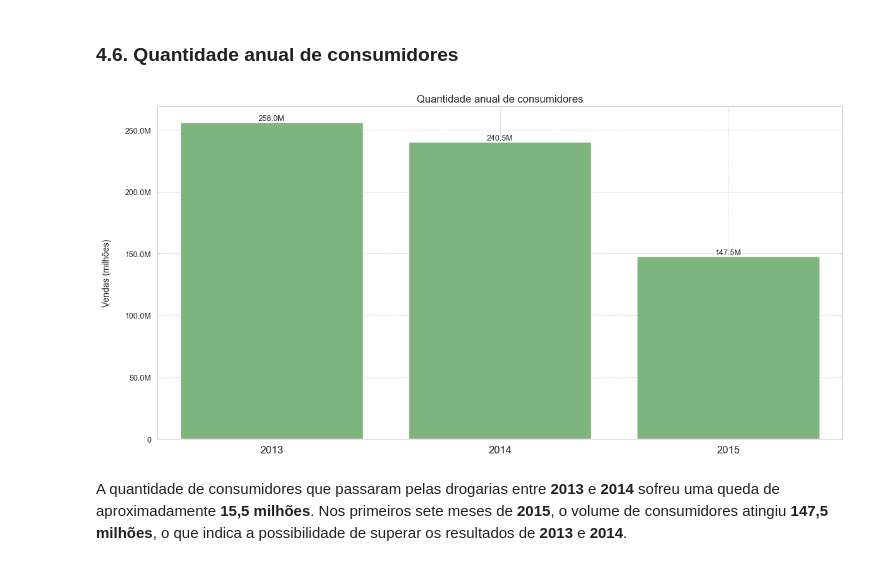
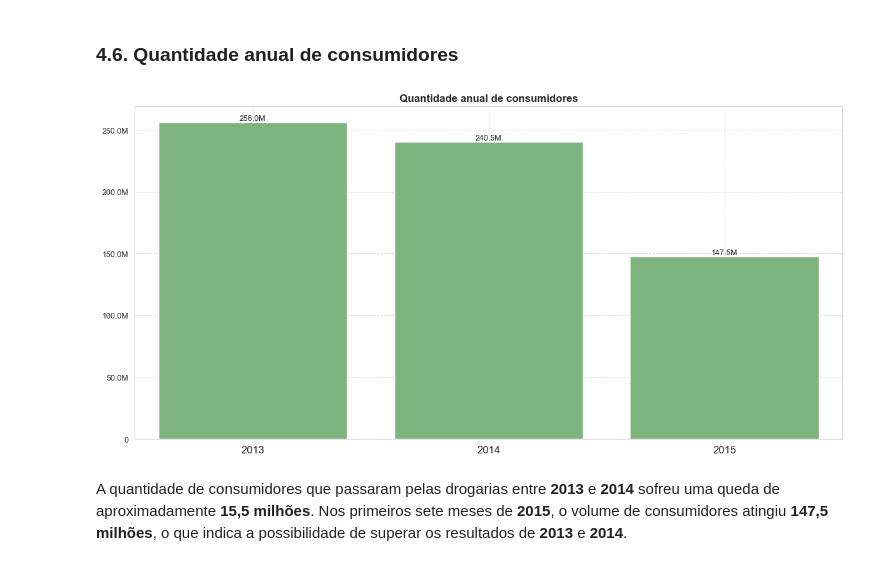
Before and after one commit to emso-exe/Previsao_de_demandas_de_drogarias, a Jupyter notebook: 000_analise_exploratoria.ipynb, the cells around one changed output. Cells and saved outputs as stored; diff of their text form; code cells hidden in the pictures.

```diff
--- a/000_analise_exploratoria.ipynb
+++ b/000_analise_exploratoria.ipynb
@@ -387,8 +387,8 @@ ax.set_xticklabels(ax.get_xticklabels(), ha='center', fontsize=12)
 ax.tick_params(axis='y', labelsize=9)
 
 # Formatação do título
-ax.set_title('Quantidade de vendas anuais por modelo de loja', loc='center', fontsize=12)
-ax.set(xlabel='', ylabel='Vendas (milhões)\n')
+ax.set_title('Quantidade de vendas anuais por modelo de loja', loc='center', fontsize=12, fontweight='bold')
+ax.set(xlabel='', ylabel='')
 
 # Adicionar rótulos (valores) nas barras, com a orientação especificada
 for container in ax.containers:
@@ -424,8 +424,8 @@ ax.set_xticklabels(ax.get_xticklabels(), ha='center', fontsize=12)
 ax.tick_params(axis='y', labelsize=9)
 
 # Formatação do título
-ax.set_title('Quantidade de vendas anuais por nível de sortimento', loc='center', fontsize=12)
-ax.set(xlabel='', ylabel='Vendas (milhões)\n')
+ax.set_title('Quantidade de vendas anuais por nível de sortimento', loc='center', fontsize=12, fontweight='bold')
+ax.set(xlabel='', ylabel='')
 
 # Adicionar rótulos (valores) nas barras, com a orientação especificada
 for container in ax.containers:
@@ -448,33 +448,33 @@ df_05 = df.groupby(['Year'])['Customers'].sum().reset_index()
 # %%
 # Criar o gráfico
 plt.figure(figsize=(12, 6))
 
 # Plotar o gráfico no eixo fornecido
 ax = sns.barplot(data=df_05, x='Year', y='Customers', color='#78bd76')
 
 # Formatar os números do eixo Y para milhões ou milhares
 ax.yaxis.set_major_formatter(mticker.FuncFormatter(formatar_valores_))
 
 # Formatar os rótulos do eixo X
 ax.set_xticklabels(ax.get_xticklabels(), ha='center', fontsize=12)
 # Formatar os rótulos do eixo Y
 ax.tick_params(axis='y', labelsize=9)
 
 # Formatação do título
-ax.set_title('Quantidade anual de consumidores', loc='center', fontsize=12)
-ax.set(xlabel='', ylabel='Vendas (milhões)\n')
+ax.set_title('Quantidade anual de consumidores', loc='center', fontsize=12, fontweight='bold')
+ax.set(xlabel='', ylabel='')
 
 # Adicionar rótulos (valores) nas barras, com a orientação especificada
 for container in ax.containers:
     labels = [formatar_valores(val) for val in container.datavalues]
     ax.bar_label(container, labels=labels, size=9, label_type='edge')
 
 # Ajustar o layout para evitar sobreposição
 plt.tight_layout()
 plt.grid(True, linestyle='--', alpha=0.7)
 plt.show()
 # %% [output]
-[figure, old version]
+[figure, new version]
 # %% [markdown]
 A quantidade de consumidores que passaram pelas drogarias entre **2013** e **2014** sofreu uma queda de aproximadamente **15,5 milhões**. Nos primeiros sete meses de **2015**, o volume de consumidores atingiu **147,5 milhões**, o que indica a possibilidade de superar os resultados de **2013** e **2014**.
 # %% [markdown]
```
Also changed, not shown: parts of 6 cells of this notebook.
